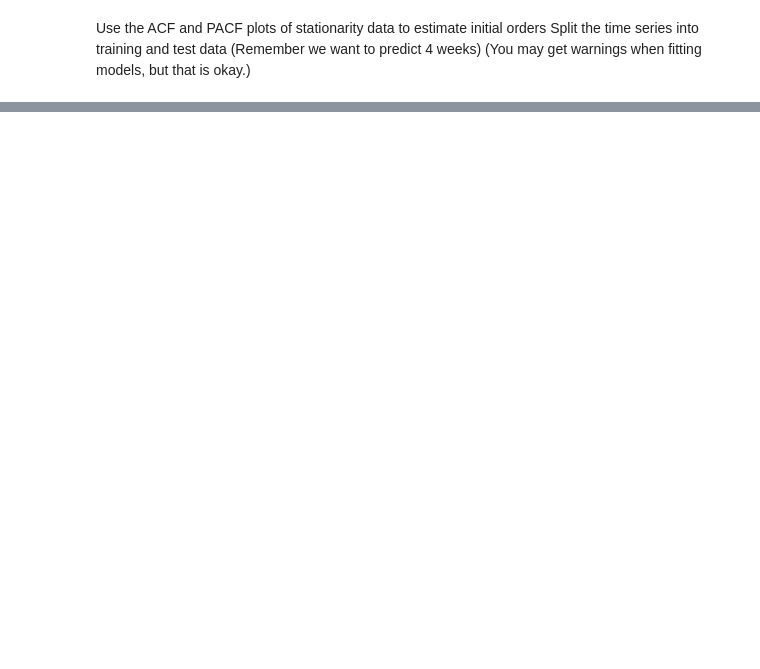
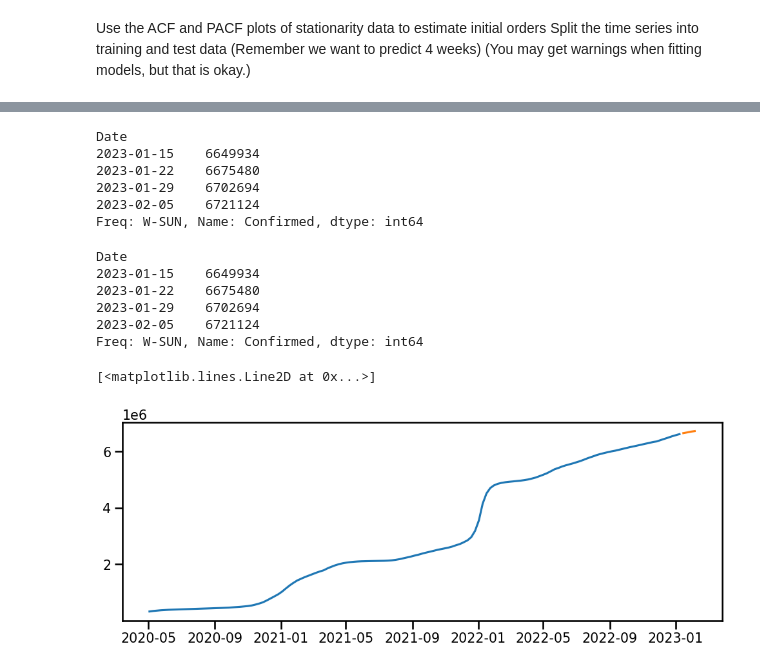
Before and after one commit to nabilgrichi-nefel/data-viz-mock-belt-exam, a Jupyter notebook: Mock_Belt_Exam.ipynb, the cells around one changed output, grey strips where cells are left out. Saved outputs shown, nothing was run; the diff lists cells and outputs as text; code cells hidden in the pictures; blank space fills up the shorter version.

```diff
--- a/Mock_Belt_Exam.ipynb
+++ b/Mock_Belt_Exam.ipynb
@@ -271,0 +467,26 @@ Split the time series into training and test data (Remember we want to predict 4
+# %%
+covid_filtered_ts_test
+# %% [output]
+Date
+2023-01-15    6649934
+2023-01-22    6675480
+2023-01-29    6702694
+2023-02-05    6721124
+Freq: W-SUN, Name: Confirmed, dtype: int64
+# %%
+# Another way of splitting
+covid_filtered_ts_train, covid_filtered_ts_test = train_test_split(covid_filtered_ts, test_size=4)
+covid_filtered_ts_test
+# %% [output]
+Date
+2023-01-15    6649934
+2023-01-22    6675480
+2023-01-29    6702694
+2023-02-05    6721124
+Freq: W-SUN, Name: Confirmed, dtype: int64
+# %%
+plt.plot(covid_filtered_ts_train)
+plt.plot(covid_filtered_ts_test)
+# %% [output]
+[<matplotlib.lines.Line2D at 0x...>]
+[figure, added]
```
Also changed, not shown: parts of 37 cells of this notebook.
